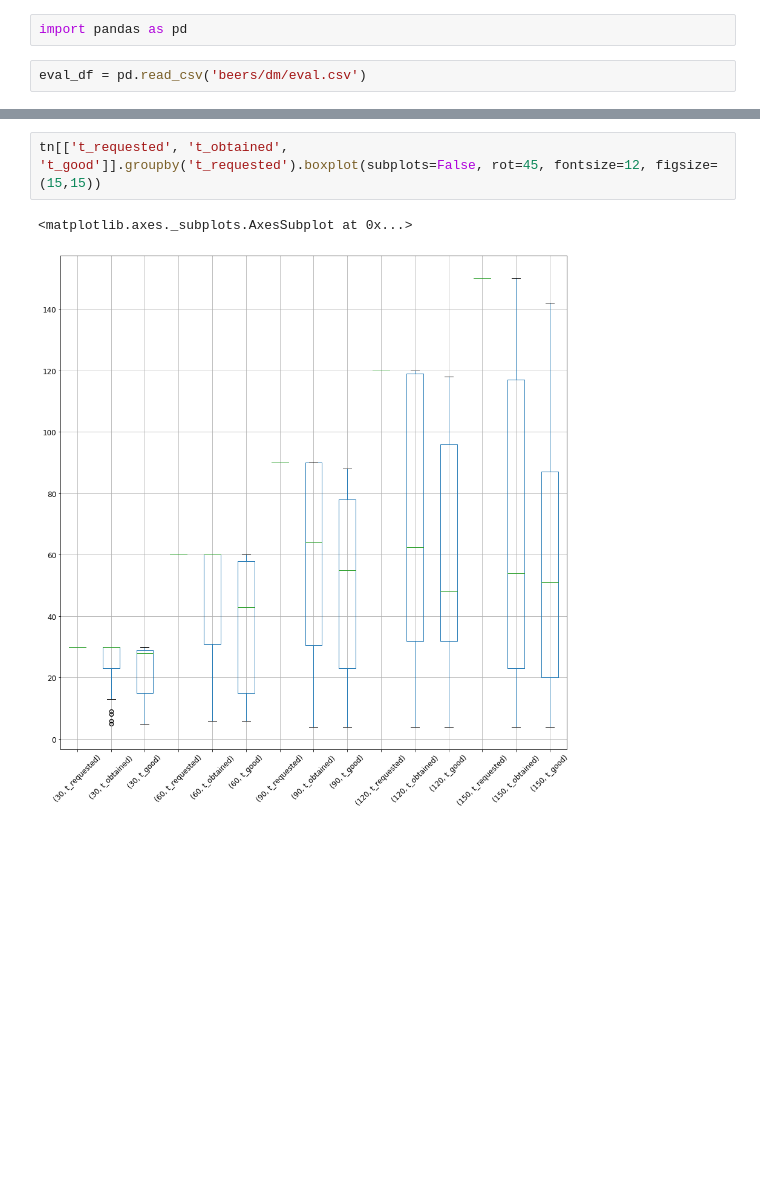
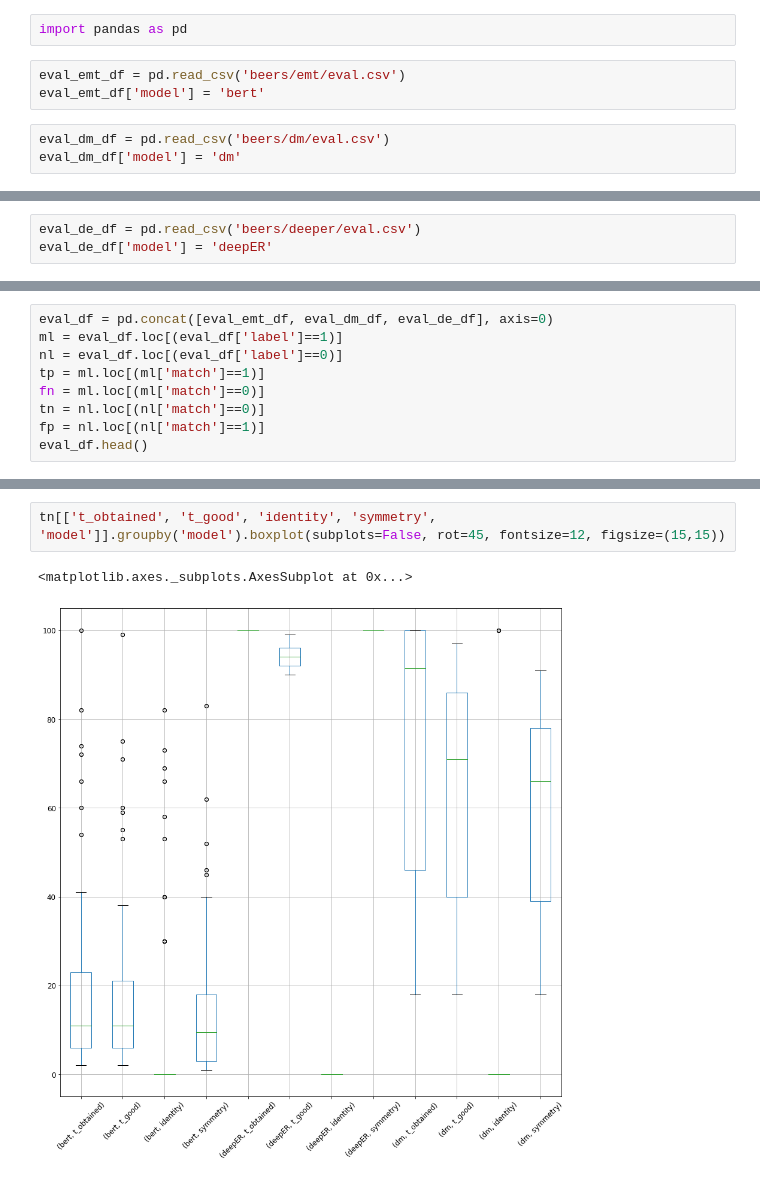
Before and after one commit to tteofili/certa, a Jupyter notebook: experiments/sample_eval.ipynb, the cells around one changed output, grey strips where cells are left out. Drawn from its saved outputs; the diff is of its cells as text; blank space fills up the shorter version.

Commit message:
fixed identity check

```diff
--- a/experiments/sample_eval.ipynb
+++ b/experiments/sample_eval.ipynb
@@ -1,4 +1,8 @@
 # %%
 import pandas as pd
+# %%
+eval_emt_df = pd.read_csv('beers/emt/eval.csv')
+eval_emt_df['model'] = 'bert'
 # %%
-eval_df = pd.read_csv('beers/dm/eval.csv')
+eval_dm_df = pd.read_csv('beers/dm/eval.csv')
+eval_dm_df['model'] = 'dm'
@@ -75,0 +9,3 @@ fp.head()
+# %%
+eval_de_df = pd.read_csv('beers/deeper/eval.csv')
+eval_de_df['model'] = 'deepER'
@@ -75,0 +33,9 @@ fp.head()
+# %%
+eval_df = pd.concat([eval_emt_df, eval_dm_df, eval_de_df], axis=0)
+ml = eval_df.loc[(eval_df['label']==1)]
+nl = eval_df.loc[(eval_df['label']==0)]
+tp = ml.loc[(ml['match']==1)]
+fn = ml.loc[(ml['match']==0)]
+tn = nl.loc[(nl['match']==0)]
+fp = nl.loc[(nl['match']==1)]
+eval_df.head()
@@ -81,6 +54,6 @@ fn[['t_requested', 't_obtained', 't_good']].groupby('t_requested').boxplot(subpl
 # %%
-tn[['t_requested', 't_obtained', 't_good']].groupby('t_requested').boxplot(subplots=False, rot=45, fontsize=12, figsize=(15,15))
+tn[['t_obtained', 't_good', 'identity', 'symmetry', 'model']].groupby('model').boxplot(subplots=False, rot=45, fontsize=12, figsize=(15,15))
 # %% [output]
 <matplotlib.axes._subplots.AxesSubplot at 0x...>
-[figure, old version]
+[figure, new version]
 # %%
```
Also changed, not shown: parts of 17 cells of this notebook, 1 other file.
